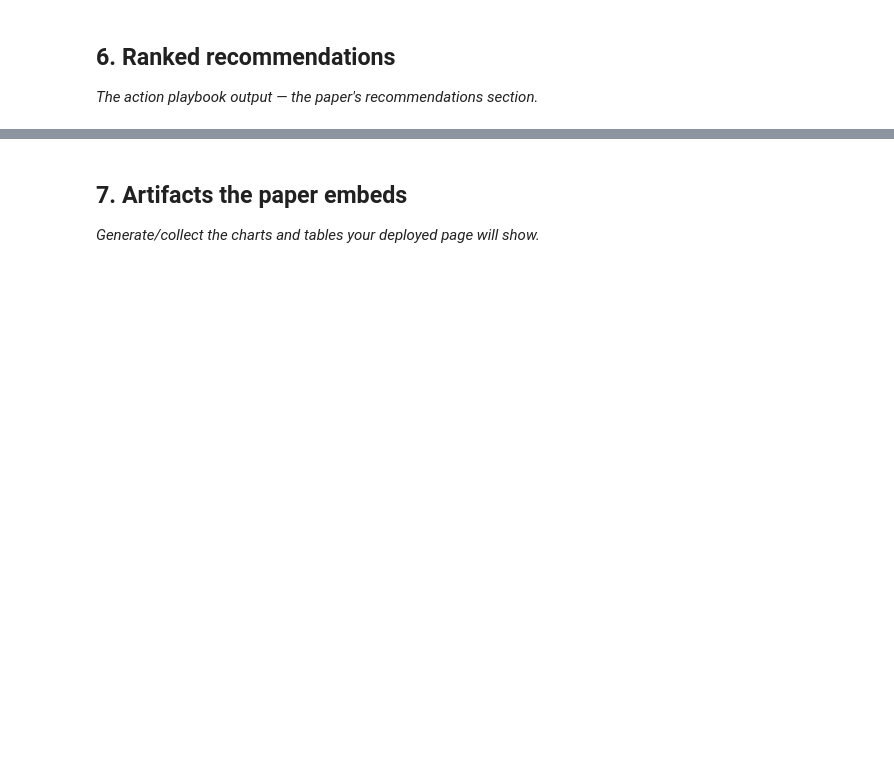
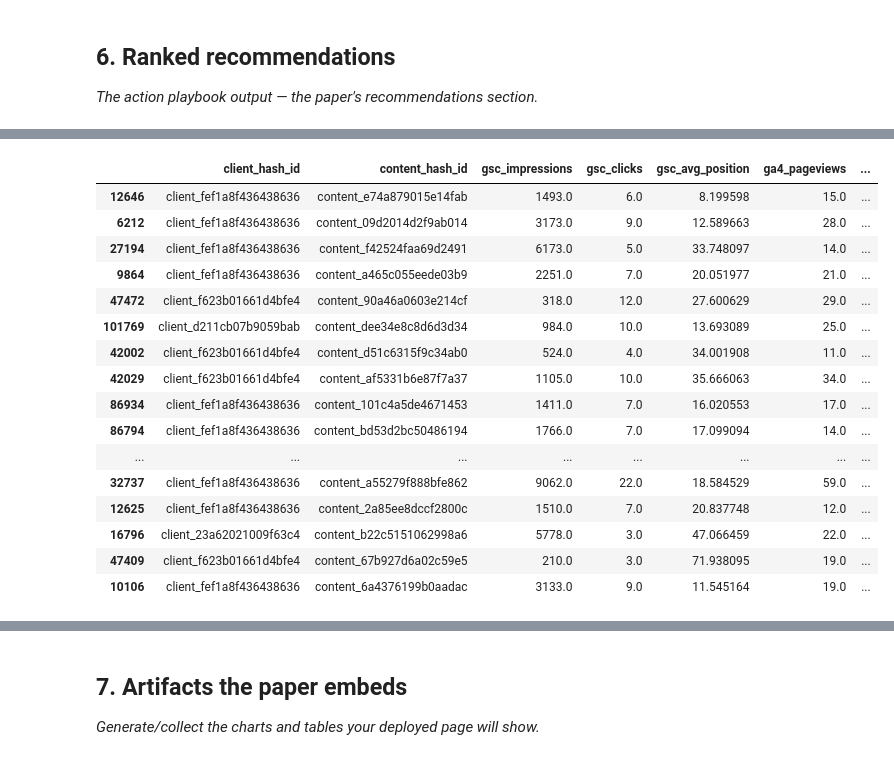
Before and after one commit to Wajiha-Waqar/FlyRankInternship, a Jupyter notebook: work/notebooks/capstone.ipynb, the cells around one changed output, grey strips where cells are left out. Drawn from its saved outputs; the diff is of its cells as text; code cells hidden in the pictures; blank space fills up the shorter version.

```diff
--- a/work/notebooks/capstone.ipynb
+++ b/work/notebooks/capstone.ipynb
@@ -32,0 +1317,86 @@ This skeleton is yours to fill. Work the sections **in order** — each one has
+# %%
+# ============================================================
+# ACTION / REASON-CODE ENGINE
+# ============================================================
+
+def assign_reason_codes(row):
+    reasons = []
+
+    if row["model_score"] >= score_p90:
+        reasons.append("TOP_MODEL_PRIORITY")
+
+    elif row["model_score"] >= score_p75:
+        reasons.append("HIGH_MODEL_PRIORITY")
+
+    if (
+        pd.notna(row["gsc_avg_position"])
+        and row["gsc_avg_position"] >= position_p75
+    ):
+        reasons.append("WEAKER_SEARCH_VISIBILITY")
+
+    if row["sessions_organic"] <= organic_sessions_p25:
+        reasons.append("LOW_ORGANIC_ACTIVITY")
+
+    if (
+        pd.notna(row["engaged_session_rate"])
+        and row["engaged_session_rate"] <= engagement_rate_p25
+    ):
+        reasons.append("LOW_ENGAGEMENT_SIGNAL")
+
+    if row["ga4_data_available"] == 0:
+        reasons.append("LIMITED_GA4_COVERAGE")
+
+    if not reasons:
+        reasons.append("MODEL_RANK_ONLY")
+
+    return "|".join(reasons)
+
+
+def assign_action(row):
+    if row["model_score"] >= score_p90:
+        return "PRIORITY_HUMAN_REVIEW"
+
+    if row["model_score"] >= score_p75:
+        return "REVIEW_IF_CAPACITY_ALLOWS"
+
+    return "MONITOR"
+
+
+test_df["reason_code"] = test_df.apply(
+    assign_reason_codes,
+    axis=1
+)
+
+test_df["recommended_action"] = test_df.apply(
+    assign_action,
+    axis=1
+)
+
+test_df["rank"] = (
+    test_df["model_score"]
+    .rank(
+        ascending=False,
+        method="first"
+    )
+    .astype(int)
+)
+
+test_df.sort_values("rank").head(20)
+# %% [output]
+|  | client_hash_id | content_hash_id | gsc_impressions | gsc_clicks | gsc_avg_position | ga4_pageviews | ... |
+| 12646 | client_fef1a8f436438636 | content_e74a879015e14fab | 1493.0 | 6.0 | 8.199598 | 15.0 | ... |
+| 6212 | client_fef1a8f436438636 | content_09d2014d2f9ab014 | 3173.0 | 9.0 | 12.589663 | 28.0 | ... |
+| 27194 | client_fef1a8f436438636 | content_f42524faa69d2491 | 6173.0 | 5.0 | 33.748097 | 14.0 | ... |
+| 9864 | client_fef1a8f436438636 | content_a465c055eede03b9 | 2251.0 | 7.0 | 20.051977 | 21.0 | ... |
+| 47472 | client_f623b01661d4bfe4 | content_90a46a0603e214cf | 318.0 | 12.0 | 27.600629 | 29.0 | ... |
+| 101769 | client_d211cb07b9059bab | content_dee34e8c8d6d3d34 | 984.0 | 10.0 | 13.693089 | 25.0 | ... |
+| 42002 | client_f623b01661d4bfe4 | content_d51c6315f9c34ab0 | 524.0 | 4.0 | 34.001908 | 11.0 | ... |
+| 42029 | client_f623b01661d4bfe4 | content_af5331b6e87f7a37 | 1105.0 | 10.0 | 35.666063 | 34.0 | ... |
+| 86934 | client_fef1a8f436438636 | content_101c4a5de4671453 | 1411.0 | 7.0 | 16.020553 | 17.0 | ... |
+| 86794 | client_fef1a8f436438636 | content_bd53d2bc50486194 | 1766.0 | 7.0 | 17.099094 | 14.0 | ... |
+| ... | ... | ... | ... | ... | ... | ... | ... |
+| 32737 | client_fef1a8f436438636 | content_a55279f888bfe862 | 9062.0 | 22.0 | 18.584529 | 59.0 | ... |
+| 12625 | client_fef1a8f436438636 | content_2a85ee8dccf2800c | 1510.0 | 7.0 | 20.837748 | 12.0 | ... |
+| 16796 | client_23a62021009f63c4 | content_b22c5151062998a6 | 5778.0 | 3.0 | 47.066459 | 22.0 | ... |
+| 47409 | client_f623b01661d4bfe4 | content_67b927d6a02c59e5 | 210.0 | 3.0 | 71.938095 | 19.0 | ... |
+| 10106 | client_fef1a8f436438636 | content_6a4376199b0aadac | 3133.0 | 9.0 | 11.545164 | 19.0 | ... |
```
Also changed, not shown: parts of 53 cells of this notebook.
